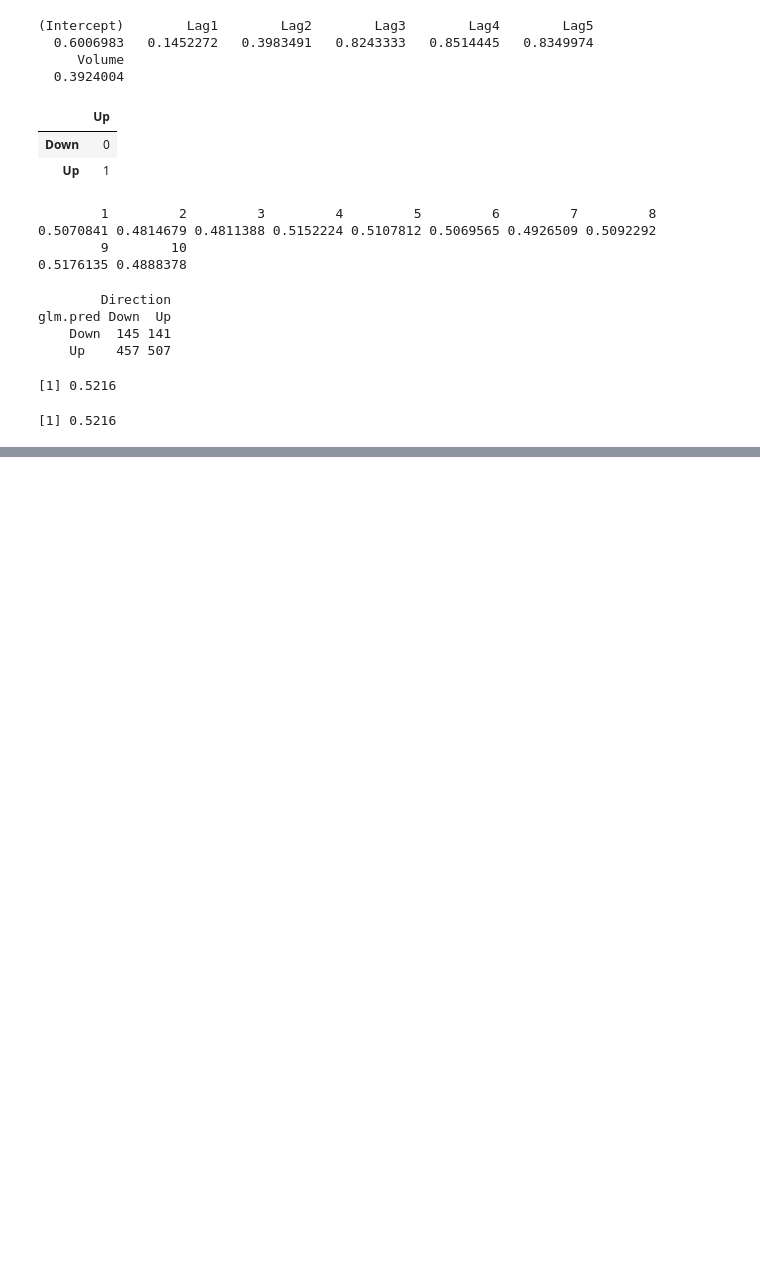
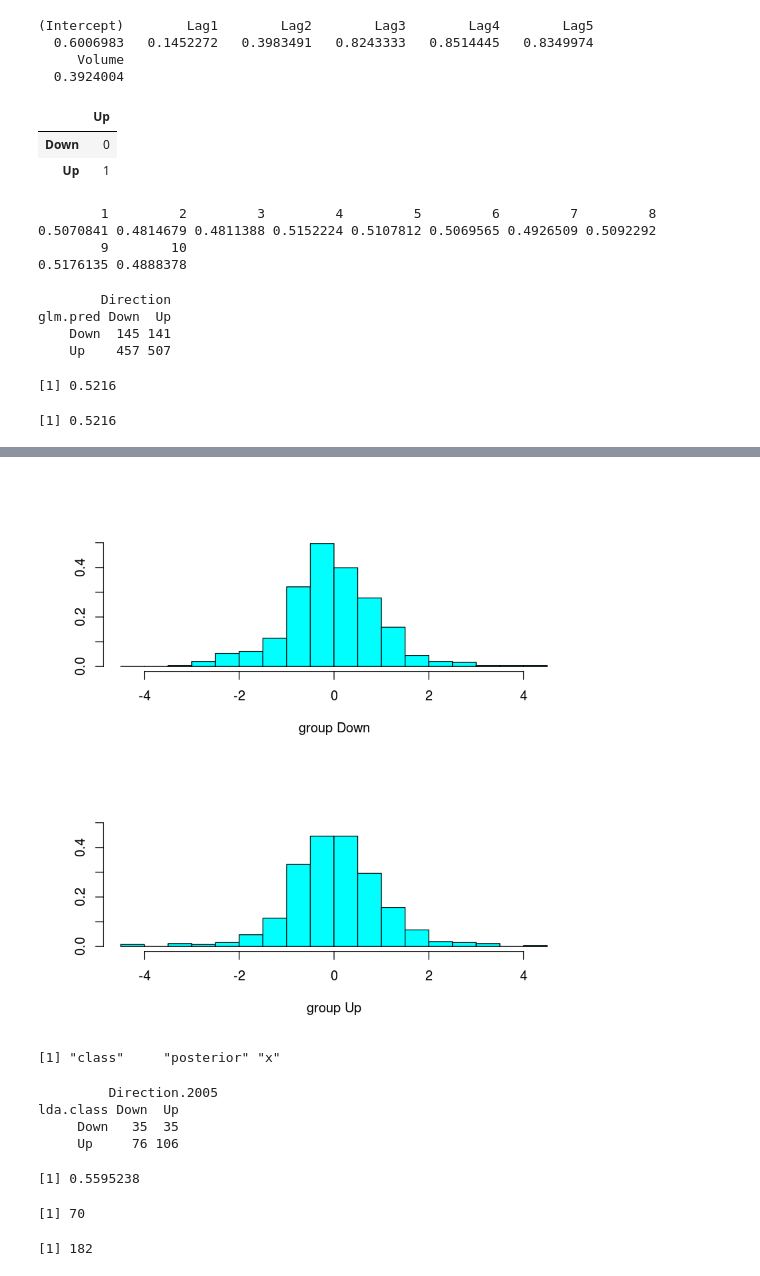
Before and after one commit to nickbuker/ISL_labs, a Jupyter notebook: notebooks/chapt4_log_reg_LDA_QDA_KNN.ipynb, the cells around one changed output, grey strips where cells are left out. Saved outputs shown, nothing was run; the diff lists cells and outputs as text; code cells hidden in the pictures; blank space fills up the shorter version.

```diff
--- a/notebooks/chapt4_log_reg_LDA_QDA_KNN.ipynb
+++ b/notebooks/chapt4_log_reg_LDA_QDA_KNN.ipynb
@@ -142,3 +142,9 @@ mean(glm.pred==Direction)
 # %% [output]
 [1] 0.5216
 [1] 0.5216
+# %%
+# Create vector with 1250 boolean elements
+train=(Year<2005)
+# Use boolean masking to construct test data (Smarket.2005)
+Smarket.2005=Smarket[!train,]
+dim(Smarket.2005)
@@ -144,0 +153,2 @@ mean(glm.pred==Direction)
+# %%
+Direction.2005=Direction[!train]
@@ -144,0 +224,5 @@ mean(glm.pred==Direction)
+# %%
+lda.fit=lda(Direction~Lag1+Lag2,
+            data=Smarket,
+            subset=train)
+lda.fit
@@ -144,0 +246,28 @@ mean(glm.pred==Direction)
+# %%
+plot(lda.fit)
+# %% [output]
+[figure, added]
+# %%
+lda.pred=predict(lda.fit, Smarket.2005)
+names(lda.pred)
+# %% [output]
+[1] "class"     "posterior" "x"
+# %%
+# Make confusion matrix
+lda.class=lda.pred$class
+table(lda.class,Direction.2005)
+# Find accuracy
+mean(lda.class==Direction.2005)
+# %% [output]
+         Direction.2005
+lda.class Down  Up
+     Down   35  35
+     Up     76 106
+[1] 0.5595238
+# %%
+# Recreate the predictions using the probabilities
+sum(lda.pred$posterior[,1]>=0.5)
+sum(lda.pred$posterior[,1]<0.5)
+# %% [output]
+[1] 70
+[1] 182
```
Also changed, not shown: parts of 16 cells of this notebook.
